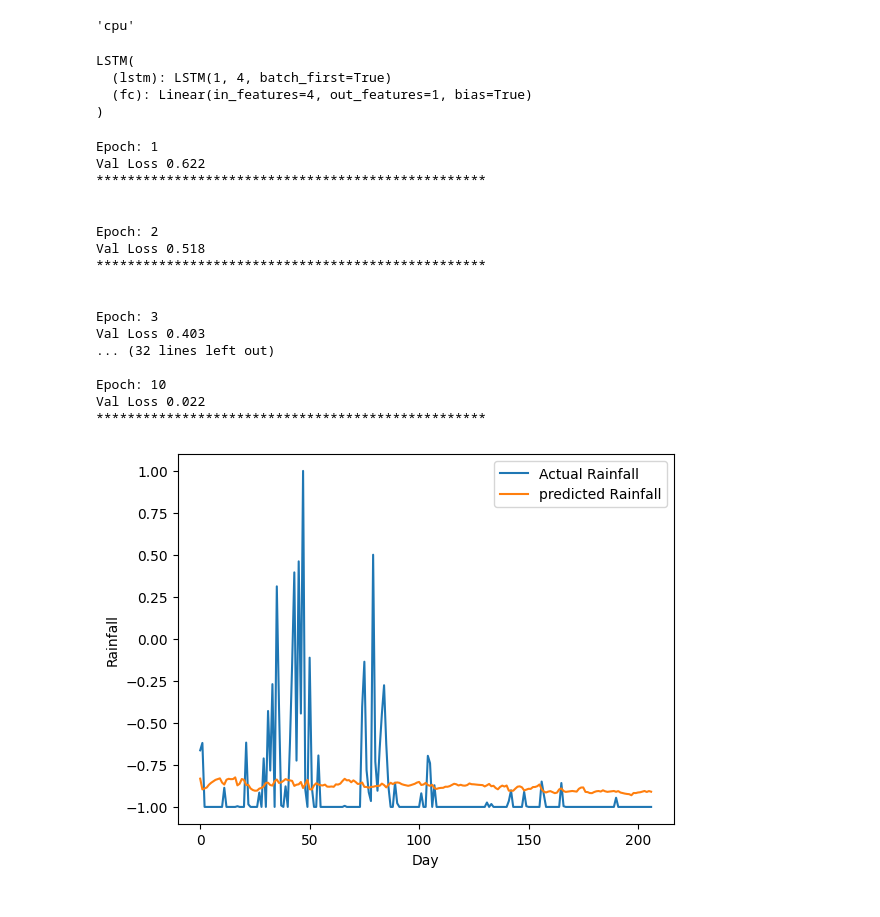
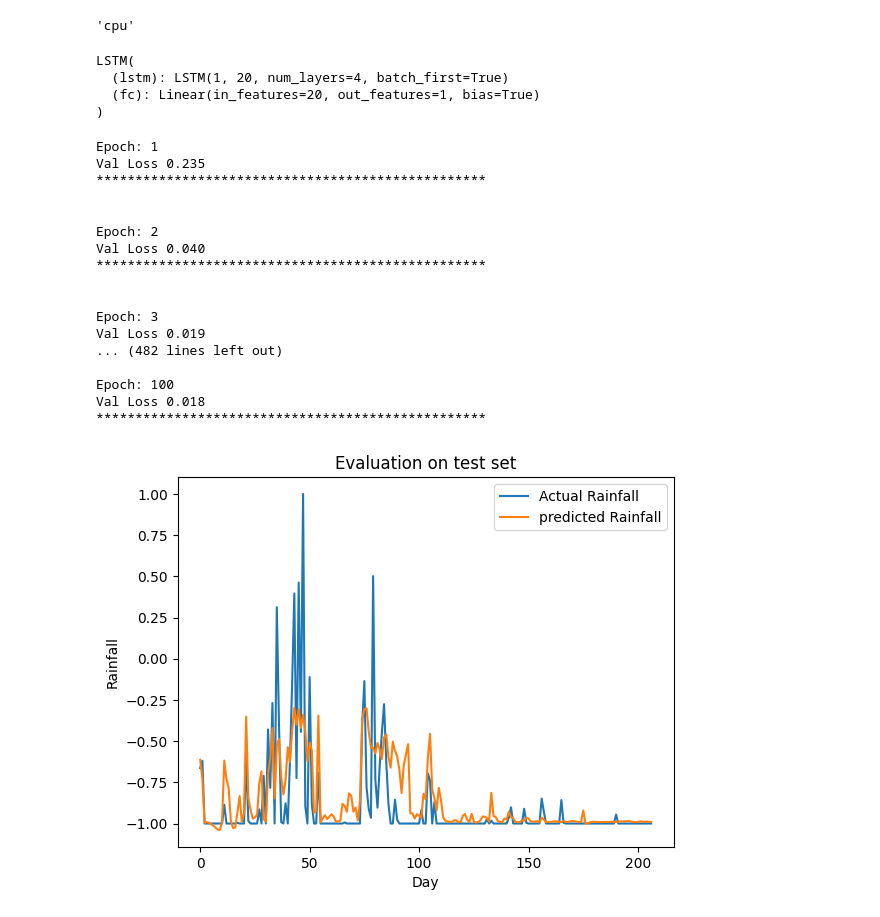
Before and after one commit to koomited/rainfall-prediction, a Jupyter notebook: research/04_model_trainer.ipynb, the cells around one changed output. Drawn from its saved outputs; the diff is of its cells as text; code cells hidden in the pictures.

Commit message:
model trainer in class

```diff
--- a/research/04_model_trainer.ipynb
+++ b/research/04_model_trainer.ipynb
@@ -150,17 +304,9 @@ device = "cuda" if torch.cuda.is_available() else "cpu"
 device
 # %% [output]
 'cpu'
-# %%
-model = LSTM(1, 4, 1)
-model.to(device)
-model
-# %% [output]
-LSTM(
-  (lstm): LSTM(1, 4, batch_first=True)
-  (fc): Linear(in_features=4, out_features=1, bias=True)
-)
 # %%
-def train_one_epoch(train_loader,
+def train_one_epoch(model,
+                    train_loader,
                     test_loader,
                     num_epochs,
                     loss_function,
@@ -185,10 +331,11 @@ def train_one_epoch(train_loader,
             average_loss_across_batches = running_loss/100
             print("Batch {0}, Loss: {1:.3f}".format(batch_size+1, average_loss_across_batches))
             running_loss = 0.0
-        validate_one_epoch_function(test_loader, loss_function)
+        validate_one_epoch_function(model, test_loader, loss_function)
         print()
+    return model
 # %%
-def validate_one_epoch(test_loader, loss_function):
+def validate_one_epoch(model, test_loader, loss_function):
     model.train(False)
     running_loss = 0
 
@@ -204,13 +351,22 @@ def validate_one_epoch(test_loader, loss_function):
     print("Val Loss {0:.3f}".format(average_loss_across_batches))
     print("**************************************************")
     print()
+# %%
+model = LSTM(1, 20, 4)
+model.to(device)
+model
+# %% [output]
+LSTM(
+  (lstm): LSTM(1, 20, num_layers=4, batch_first=True)
+  (fc): Linear(in_features=20, out_features=1, bias=True)
+)
 # %%
 leraning_rate = 0.001
-num_epochs =
+num_epochs = 100
 optimizer = optim.Adam(model.parameters(), lr = leraning_rate)
 loss_function = nn.MSELoss()
 
-train_one_epoch(train_loader,
+trained_model = train_one_epoch(model, train_loader,
                     test_loader,
                     num_epochs,
                     loss_function,
@@ -218,31 +374,32 @@ train_one_epoch(train_loader,
                     validate_one_epoch)
 # %% [output]
 Epoch: 1
-Val Loss 0.622
+Val Loss 0.235
 **************************************************
 
 
 Epoch: 2
-Val Loss 0.518
+Val Loss 0.040
 **************************************************
 
 
 Epoch: 3
-Val Loss 0.403
-... (32 lines left out)
+Val Loss 0.019
+... (482 lines left out)
 
-Epoch: 10
-Val Loss 0.022
+Epoch: 100
+Val Loss 0.018
 **************************************************
 # %%
 with torch.no_grad():
-    predicted,_ , _= model(X_train.to(device))
+    predicted,_ , _= trained_model(X_train.to(device))
     predicted = predicted.to("cpu").numpy()
 plt.plot(y_train, label = "Actual Rainfall")
 plt.plot(predicted, label = "predicted Rainfall")
 plt.xlabel("Day")
 plt.ylabel("Rainfall")
 plt.legend()
+plt.title("Evaluation on test set")
 plt.show()
 # %% [output]
-[figure, old version]
+[figure, new version]
```
Also changed, not shown: parts of 30 cells of this notebook, 9 other files.
